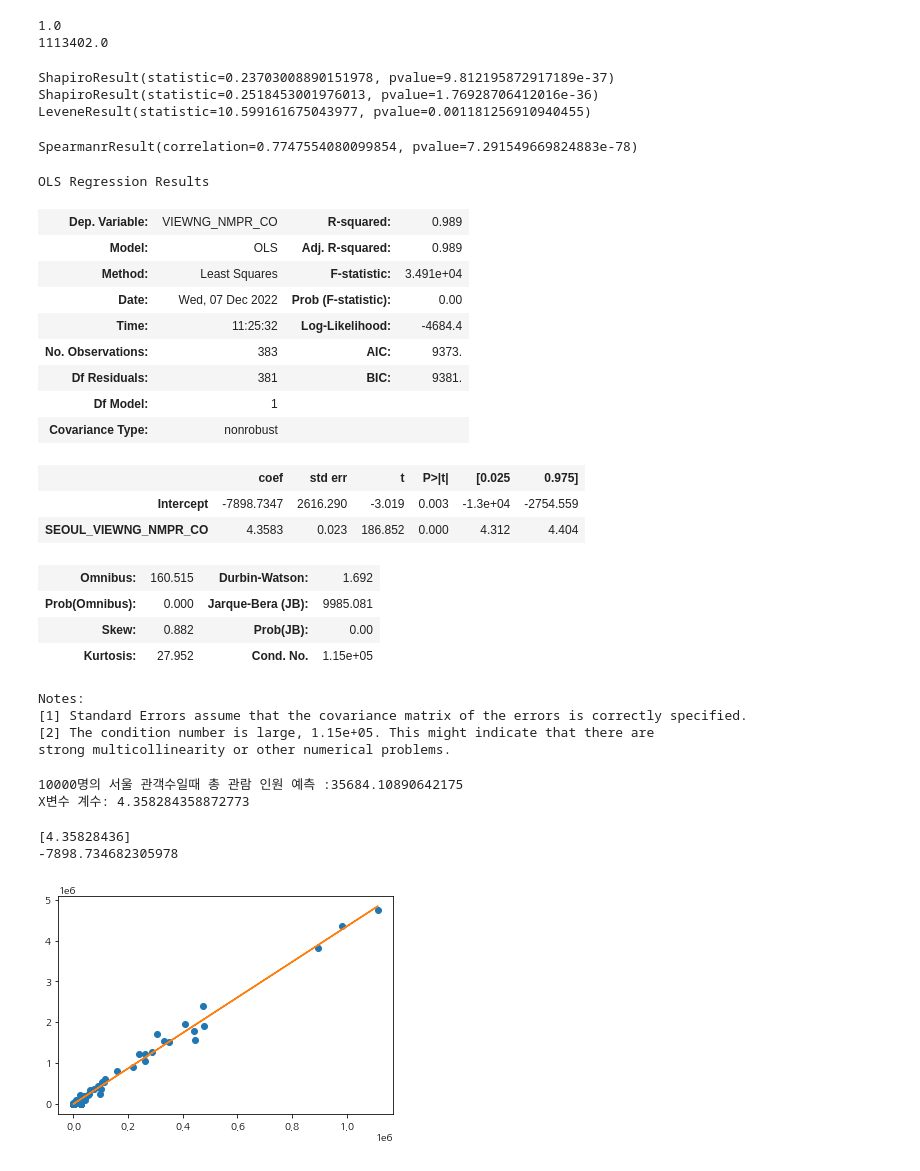
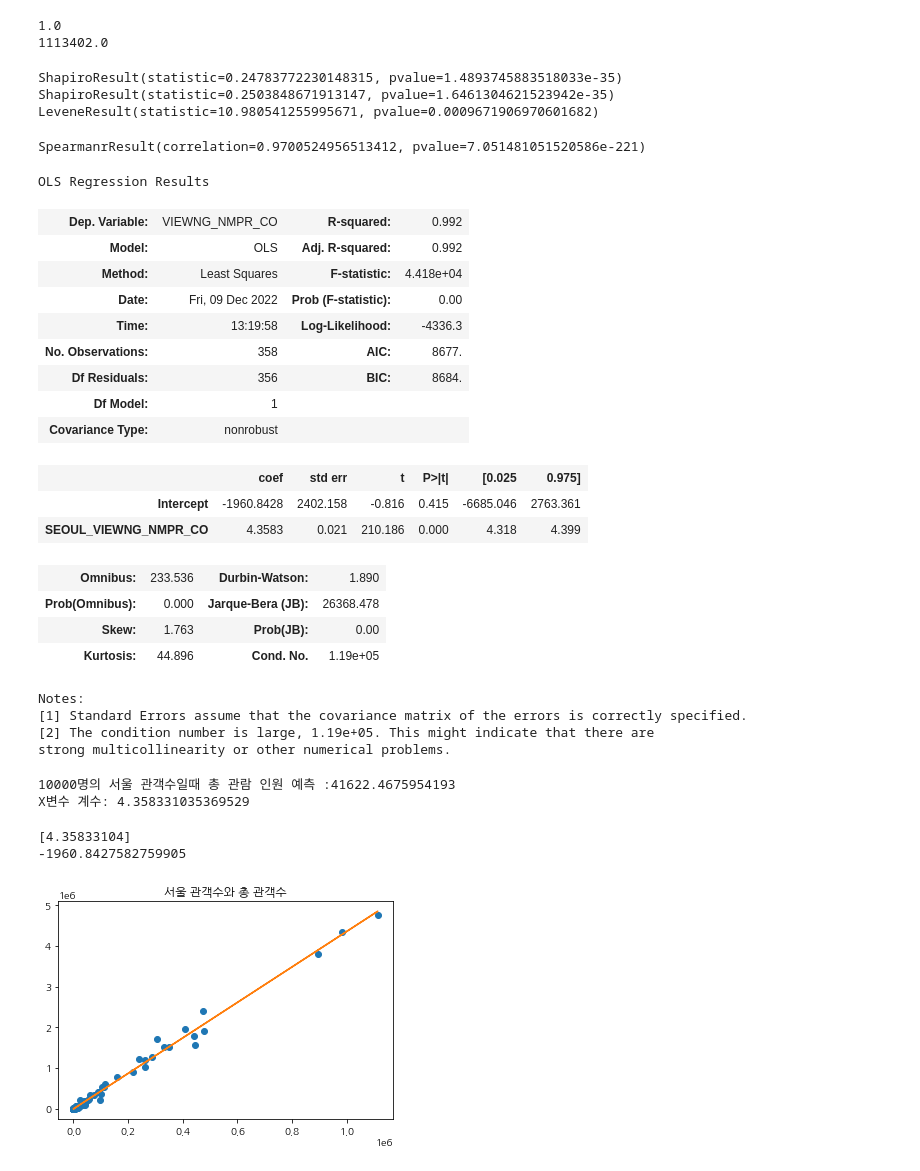
Before and after one commit to KimSH39/MovieViewing, a Jupyter notebook: Analysis/linearRegression/seoulViewer.ipynb, the cells around one changed output. Drawn from its saved outputs; the diff is of its cells as text; code cells hidden in the pictures.

Commit message:
k_movie_2 반영 선형 회귀 수정 ; 평론가, 네티즌, 스크린수, 서울관객수

```diff
--- a/Analysis/linearRegression/seoulViewer.ipynb
+++ b/Analysis/linearRegression/seoulViewer.ipynb
@@ -3,6 +3,6 @@ import pandas as pd
 import seaborn as sns
 import numpy as np
 from scipy import stats
-data=pd.read_csv('..\\..\\dataPreprocessing\\k_movie.csv')
+data=pd.read_csv('..\\..\\dataPreprocessing\\k_movie_2.csv')
 data
 # %% [output]
@@ -75,14 +75,14 @@ print(shapiro(data['SEOUL_VIEWNG_NMPR_CO']))
 #등분산성 - 등분산성을 따르지 않음
 print(levene(data['VIEWNG_NMPR_CO'], data['SEOUL_VIEWNG_NMPR_CO'], center='median'))
 # %% [output]
-ShapiroResult(statistic=0.23703008890151978, pvalue=9.812195872917189e-37)
-ShapiroResult(statistic=0.2518453001976013, pvalue=1.76928706412016e-36)
-LeveneResult(statistic=10.599161675043977, pvalue=0.001181256910940455)
+ShapiroResult(statistic=0.24783772230148315, pvalue=1.4893745883518033e-35)
+ShapiroResult(statistic=0.2503848671913147, pvalue=1.6461304621523942e-35)
+LeveneResult(statistic=10.980541255995671, pvalue=0.0009671906970601682)
 # %%
 #선형 관계가 있는 지 확인 : 연속-연속 비정규 : spearman - 선형관계가 있음
 print(stats.spearmanr(data['VIEWNG_NMPR_CO'],data['SEOUL_VIEWNG_NMPR_CO']))
 # %% [output]
-SpearmanrResult(correlation=0.7747554080099854, pvalue=7.291549669824883e-78)
+SpearmanrResult(correlation=0.9700524956513412, pvalue=7.051481051520586e-221)
 # %%
 from statsmodels.formula.api import ols
 from sklearn.linear_model import LinearRegression
@@ -91,25 +91,25 @@ fit = ols('VIEWNG_NMPR_CO ~ SEOUL_VIEWNG_NMPR_CO',data=data).fit() ## 단순선
 fit.summary() #90% 자료를 설명할 수 있음
 # %% [output]
 OLS Regression Results
-| Dep. Variable: | VIEWNG_NMPR_CO | R-squared: | 0.989 |
-| Model: | OLS | Adj. R-squared: | 0.989 |
-| Method: | Least Squares | F-statistic: | 3.491e+04 |
-| Date: | Wed, 07 Dec 2022 | Prob (F-statistic): | 0.00 |
-| Time: | 11:25:32 | Log-Likelihood: | -4684.4 |
-| No. Observations: | 383 | AIC: | 9373. |
-| Df Residuals: | 381 | BIC: | 9381. |
+| Dep. Variable: | VIEWNG_NMPR_CO | R-squared: | 0.992 |
+| Model: | OLS | Adj. R-squared: | 0.992 |
+| Method: | Least Squares | F-statistic: | 4.418e+04 |
+| Date: | Fri, 09 Dec 2022 | Prob (F-statistic): | 0.00 |
+| Time: | 13:19:58 | Log-Likelihood: | -4336.3 |
+| No. Observations: | 358 | AIC: | 8677. |
+| Df Residuals: | 356 | BIC: | 8684. |
 | Df Model: | 1 |  |  |
 | Covariance Type: | nonrobust |  |  |
 |  | coef | std err | t | P>|t| | [0.025 | 0.975] |
-| Intercept | -7898.7347 | 2616.290 | -3.019 | 0.003 | -1.3e+04 | -2754.559 |
-| SEOUL_VIEWNG_NMPR_CO | 4.3583 | 0.023 | 186.852 | 0.000 | 4.312 | 4.404 |
+| Intercept | -1960.8428 | 2402.158 | -0.816 | 0.415 | -6685.046 | 2763.361 |
+| SEOUL_VIEWNG_NMPR_CO | 4.3583 | 0.021 | 210.186 | 0.000 | 4.318 | 4.399 |
-| Omnibus: | 160.515 | Durbin-Watson: | 1.692 |
-| Prob(Omnibus): | 0.000 | Jarque-Bera (JB): | 9985.081 |
-| Skew: | 0.882 | Prob(JB): | 0.00 |
-| Kurtosis: | 27.952 | Cond. No. | 1.15e+05 |
+| Omnibus: | 233.536 | Durbin-Watson: | 1.890 |
+| Prob(Omnibus): | 0.000 | Jarque-Bera (JB): | 26368.478 |
+| Skew: | 1.763 | Prob(JB): | 0.00 |
+| Kurtosis: | 44.896 | Cond. No. | 1.19e+05 |
 Notes:
 [1] Standard Errors assume that the covariance matrix of the errors is correctly specified.
-[2] The condition number is large, 1.15e+05. This might indicate that there are
+[2] The condition number is large, 1.19e+05. This might indicate that there are
 strong multicollinearity or other numerical problems.
 # %%
 ## 변수의 선언
@@ -128,8 +128,8 @@ print( '10000명의 서울 관객수일때 총 관람 인원 예측 :{}'.format(
     , 'X변수 계수: {}'.format(seoulViewer_linearRegression.coef_[0])
     , sep = '\n')
 # %% [output]
-10000명의 서울 관객수일때 총 관람 인원 예측 :35684.10890642175
-X변수 계수: 4.358284358872773
+10000명의 서울 관객수일때 총 관람 인원 예측 :41622.4675954193
+X변수 계수: 4.358331035369529
 # %%
 #기울기
 print(seoulViewer_linearRegression.coef_)
@@ -137,11 +137,12 @@ print(seoulViewer_linearRegression.coef_)
 #절편
 print(seoulViewer_linearRegression.intercept_)
 # %% [output]
-[4.35828436]
--7898.734682305978
+[4.35833104]
+-1960.8427582759905
 # %%
 plt.plot(x, y, 'o')
 plt.plot(x,seoulViewer_linearRegression.predict(x.values.reshape(-1,1)))
+plt.title("서울 관객수와 총 관객수")
 plt.show()
 # %% [output]
-[figure, old version]
+[figure, new version]
```
Also changed, not shown: parts of 2 cells of this notebook, 3 other files.
